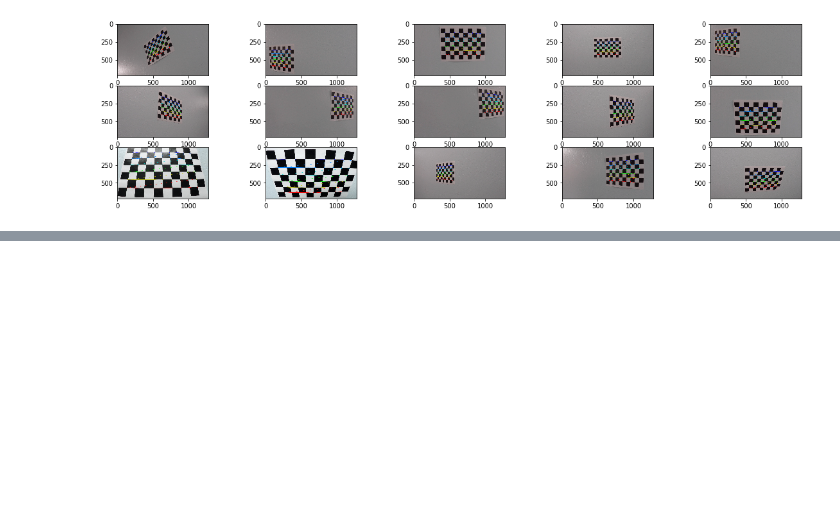
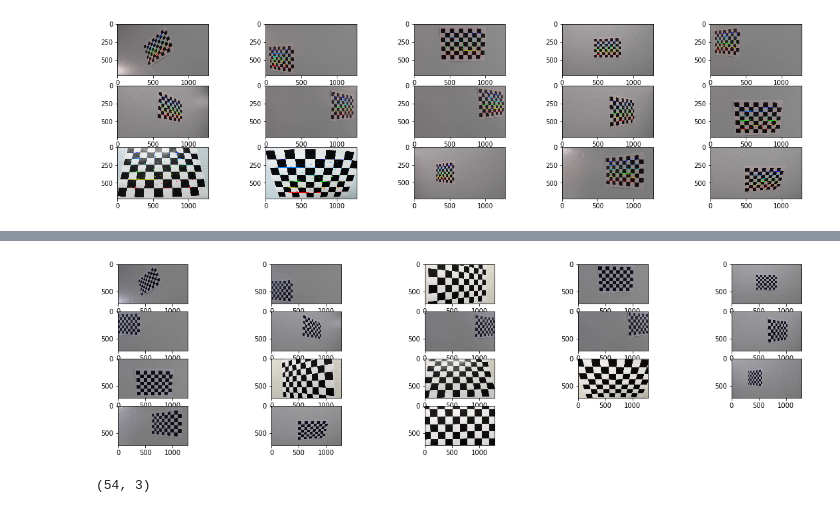
Before and after one commit to Bovey0809/CarND-Advanced-Lane-Lines, a Jupyter notebook: examples/Advanced.ipynb, the cells around one changed output, grey strips where cells are left out. Saved outputs shown, nothing was run; the diff lists cells and outputs as text; code cells hidden in the pictures; blank space fills up the shorter version.

```diff
--- a/examples/Advanced.ipynb
+++ b/examples/Advanced.ipynb
@@ -74,0 +99,10 @@ show_images(des_images, 5)
+# %%
+undistort_images = [cv2.undistort(image, cameraMatrix, distCoeffs) for image in images_list]
+# %%
+show_images(undistort_images, 5)
+# %% [output]
+[figure, added]
+# %%
+objpoints[0].shape
+# %% [output]
+(54, 3)
```
Also changed, not shown: parts of 13 cells of this notebook.
